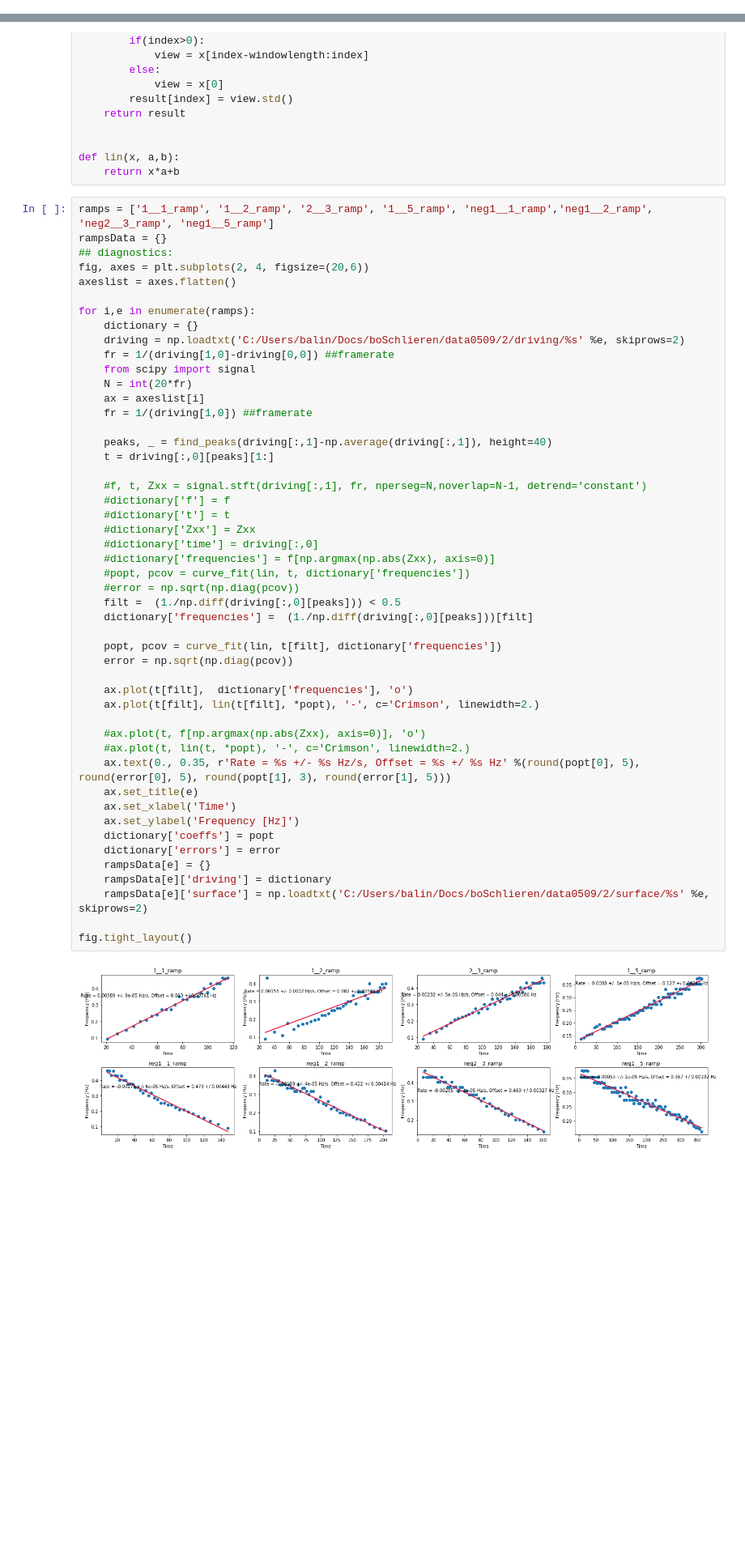
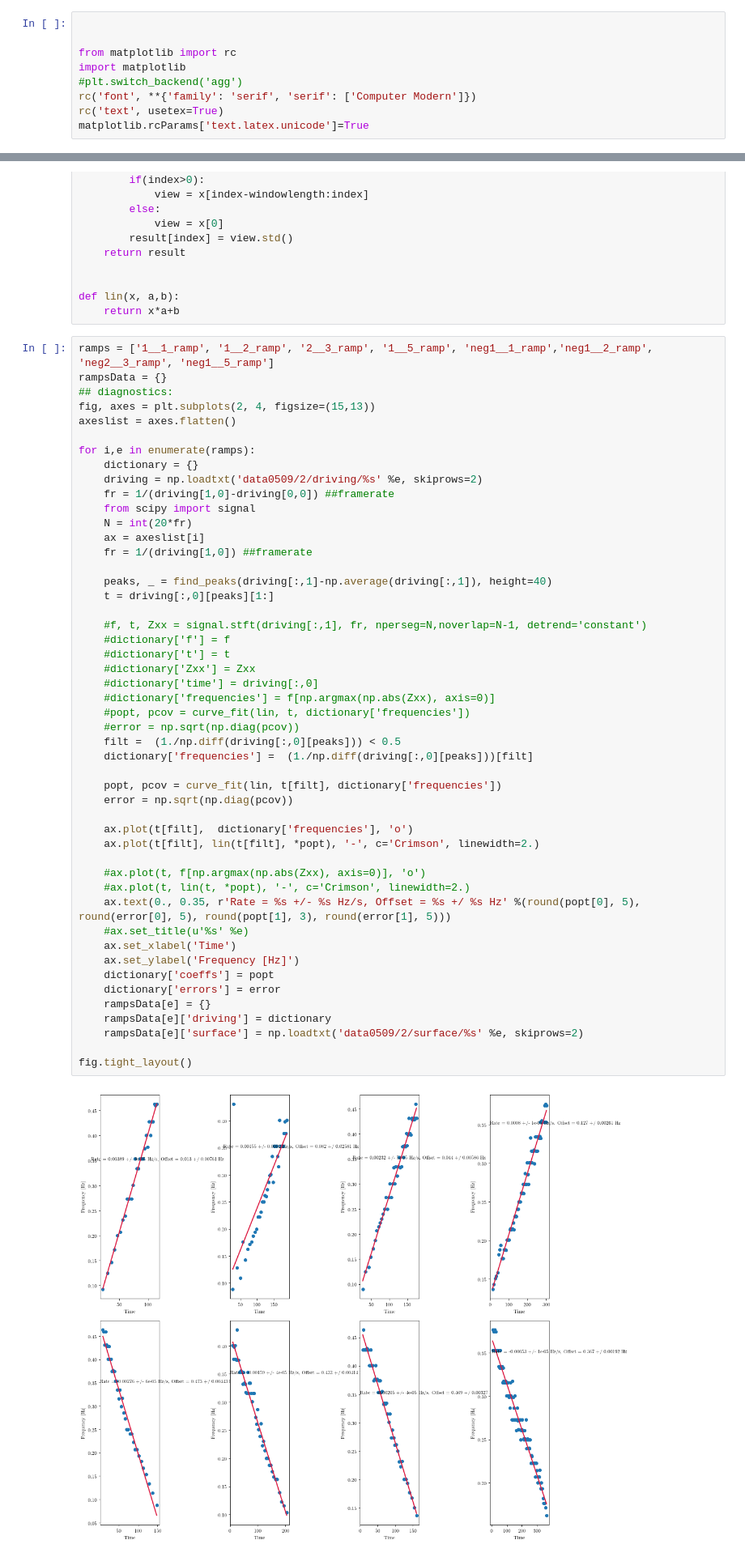
Before and after one commit to balintkaszas/boSchlieren, a Jupyter notebook: omegaEpsilon.ipynb, the cells around one changed output, grey strips where cells are left out. Shown: that part at 81% size. Drawn from its saved outputs; the diff is of its cells as text; blank space fills up the shorter version.

```diff
--- a/omegaEpsilon.ipynb
+++ b/omegaEpsilon.ipynb
@@ -10,3 +10,12 @@ import matplotlib.pyplot as plt
 from scipy.signal import find_peaks, peak_widths
 #%cd "D:\Interfacial Waves resonance videos 0430"
 framerate = 29.18
+# %%
+
+
+from matplotlib import rc
+import matplotlib
+#plt.switch_backend('agg')
+rc('font', **{'family': 'serif', 'serif': ['Computer Modern']})
+rc('text', usetex=True)
+matplotlib.rcParams['text.latex.unicode']=True
@@ -72,12 +84,12 @@ def lin(x, a,b):
 ramps = ['1__1_ramp', '1__2_ramp', '2__3_ramp', '1__5_ramp', 'neg1__1_ramp','neg1__2_ramp', 'neg2__3_ramp', 'neg1__5_ramp']
 rampsData = {}
 ## diagnostics:
-fig, axes = plt.subplots(2, 4, figsize=(20,6))
+fig, axes = plt.subplots(2, 4, figsize=(15,13))
 axeslist = axes.flatten()
 
 for i,e in enumerate(ramps):
     dictionary = {}
-    driving = np.loadtxt('C:/Users/balin/Docs/boSchlieren/data0509/2/driving/%s' %e, skiprows=2)
+    driving = np.loadtxt('data0509/2/driving/%s' %e, skiprows=2)
     fr = 1/(driving[1,0]-driving[0,0]) ##framerate
     from scipy import signal
     N = int(20*fr)
@@ -89,36 +101,36 @@ for i,e in enumerate(ramps):
 
     #f, t, Zxx = signal.stft(driving[:,1], fr, nperseg=N,noverlap=N-1, detrend='constant')
     #dictionary['f'] = f
     #dictionary['t'] = t
     #dictionary['Zxx'] = Zxx
     #dictionary['time'] = driving[:,0]
     #dictionary['frequencies'] = f[np.argmax(np.abs(Zxx), axis=0)]
     #popt, pcov = curve_fit(lin, t, dictionary['frequencies'])
     #error = np.sqrt(np.diag(pcov))
     filt =  (1./np.diff(driving[:,0][peaks])) < 0.5
     dictionary['frequencies'] =  (1./np.diff(driving[:,0][peaks]))[filt]
 
     popt, pcov = curve_fit(lin, t[filt], dictionary['frequencies'])
     error = np.sqrt(np.diag(pcov))
 
     ax.plot(t[filt],  dictionary['frequencies'], 'o')
     ax.plot(t[filt], lin(t[filt], *popt), '-', c='Crimson', linewidth=2.)
 
     #ax.plot(t, f[np.argmax(np.abs(Zxx), axis=0)], 'o')
     #ax.plot(t, lin(t, *popt), '-', c='Crimson', linewidth=2.)
     ax.text(0., 0.35, r'Rate = %s +/- %s Hz/s, Offset = %s +/ %s Hz' %(round(popt[0], 5), round(error[0], 5), round(popt[1], 3), round(error[1], 5)))
-    ax.set_title(e)
+    #ax.set_title(u'%s' %e)
     ax.set_xlabel('Time')
     ax.set_ylabel('Frequency [Hz]')
     dictionary['coeffs'] = popt
     dictionary['errors'] = error
     rampsData[e] = {}
     rampsData[e]['driving'] = dictionary
-    rampsData[e]['surface'] = np.loadtxt('C:/Users/balin/Docs/boSchlieren/data0509/2/surface/%s' %e, skiprows=2)
+    rampsData[e]['surface'] = np.loadtxt('data0509/2/surface/%s' %e, skiprows=2)
 
 fig.tight_layout()
 # %% [output]
-[figure, old version]
+[figure, new version]
 # %%
 fig, axes = plt.subplots(8,2, figsize=(20,30))
 axeslist = axes.flatten()
```
Also changed, not shown: parts of 9 cells of this notebook, 3 other files.
